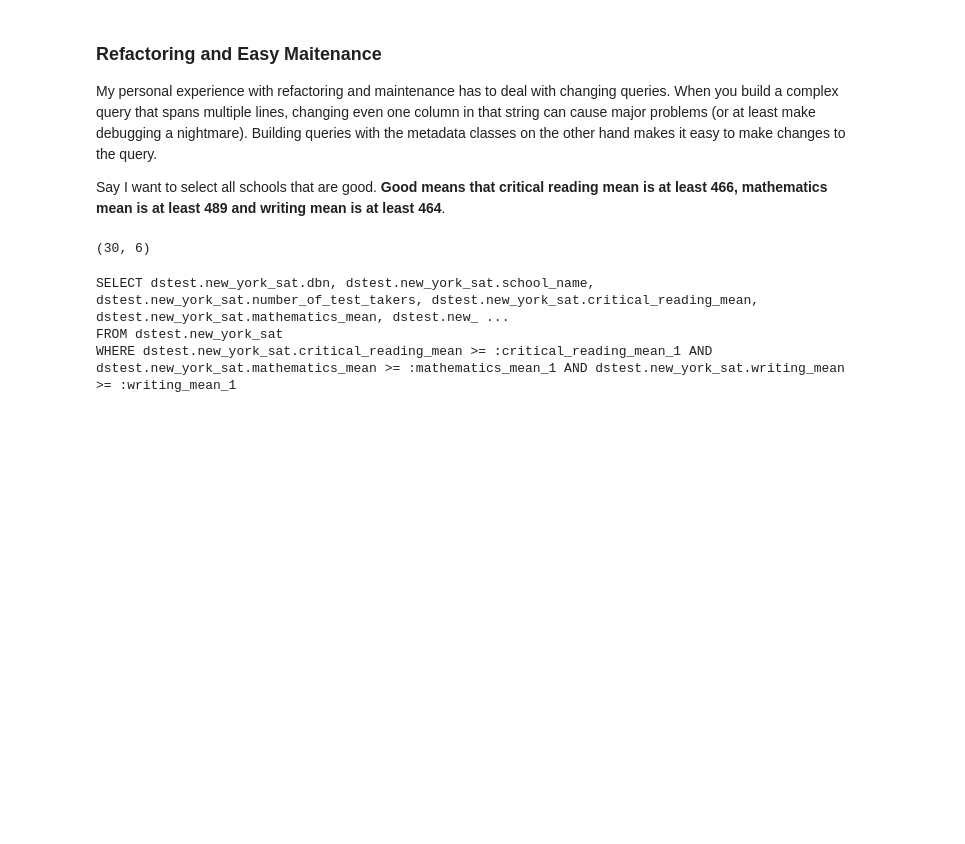
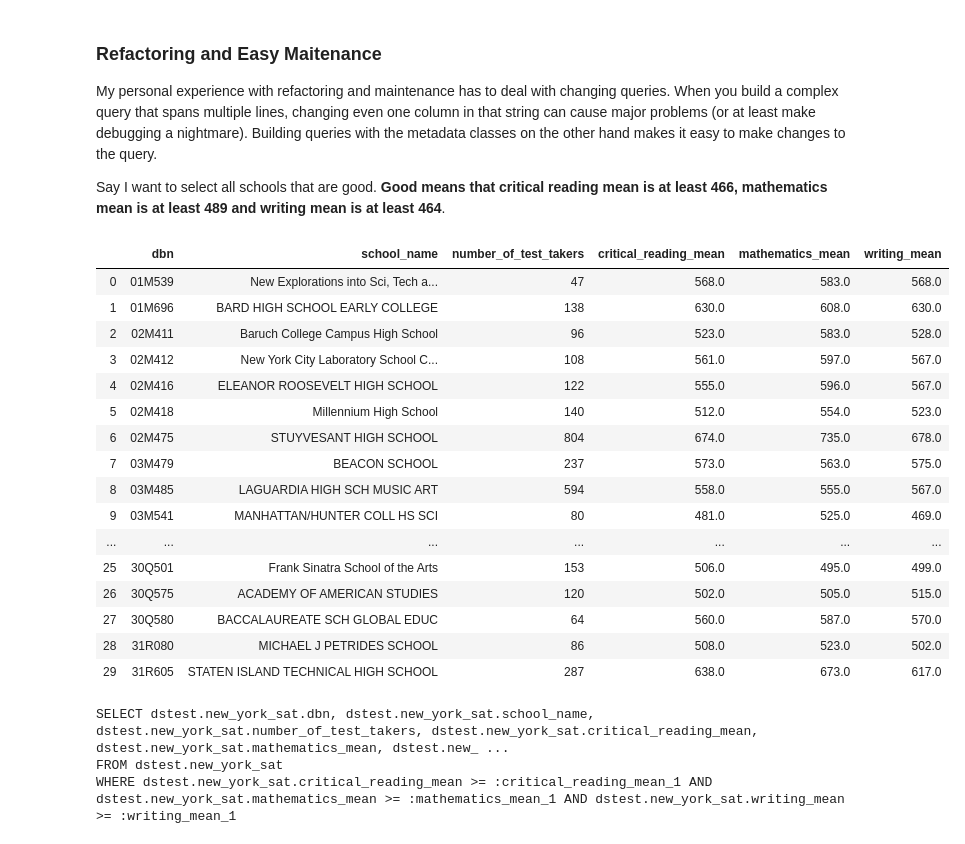
Before and after one commit to CATHounyo/uchicago, a Jupyter notebook: sqlalchemy_simple_benefits.ipynb, the cells around one changed output. Cells and saved outputs as stored; diff of their text form; code cells hidden in the pictures; blank space fills up the shorter version.

```diff
--- a/sqlalchemy_simple_benefits.ipynb
+++ b/sqlalchemy_simple_benefits.ipynb
@@ -334,12 +384,28 @@ Say I want to select all schools that are good. **Good means that critical readi
 # %%
 sql = """
 select * from dstest.new_york_sat where critical_reading_mean >= 466 and mathematics_mean >= 489
 and writing_mean >= 464
 """
 
-pd.read_sql(sql, engine).shape
+pd.read_sql(sql, engine)
 # %% [output]
-(30, 6)
+|  | dbn | school_name | number_of_test_takers | critical_reading_mean | mathematics_mean | writing_mean |
+| 0 | 01M539 | New Explorations into Sci, Tech a... | 47 | 568.0 | 583.0 | 568.0 |
+| 1 | 01M696 | BARD HIGH SCHOOL EARLY COLLEGE | 138 | 630.0 | 608.0 | 630.0 |
+| 2 | 02M411 | Baruch College Campus High School | 96 | 523.0 | 583.0 | 528.0 |
+| 3 | 02M412 | New York City Laboratory School C... | 108 | 561.0 | 597.0 | 567.0 |
+| 4 | 02M416 | ELEANOR ROOSEVELT HIGH SCHOOL | 122 | 555.0 | 596.0 | 567.0 |
+| 5 | 02M418 | Millennium High School | 140 | 512.0 | 554.0 | 523.0 |
+| 6 | 02M475 | STUYVESANT HIGH SCHOOL | 804 | 674.0 | 735.0 | 678.0 |
+| 7 | 03M479 | BEACON SCHOOL | 237 | 573.0 | 563.0 | 575.0 |
+| 8 | 03M485 | LAGUARDIA HIGH SCH MUSIC ART | 594 | 558.0 | 555.0 | 567.0 |
+| 9 | 03M541 | MANHATTAN/HUNTER COLL HS SCI | 80 | 481.0 | 525.0 | 469.0 |
+| ... | ... | ... | ... | ... | ... | ... |
+| 25 | 30Q501 | Frank Sinatra School of the Arts | 153 | 506.0 | 495.0 | 499.0 |
+| 26 | 30Q575 | ACADEMY OF AMERICAN STUDIES | 120 | 502.0 | 505.0 | 515.0 |
+| 27 | 30Q580 | BACCALAUREATE SCH GLOBAL EDUC | 64 | 560.0 | 587.0 | 570.0 |
+| 28 | 31R080 | MICHAEL J PETRIDES SCHOOL | 86 | 508.0 | 523.0 | 502.0 |
+| 29 | 31R605 | STATEN ISLAND TECHNICAL HIGH SCHOOL | 287 | 638.0 | 673.0 | 617.0 |
 # %%
 # Create a query using goog_school filter - as mentioned, the criteria can change and could even involve
 # case statements.
```
Also changed, not shown: parts of 18 cells of this notebook.
